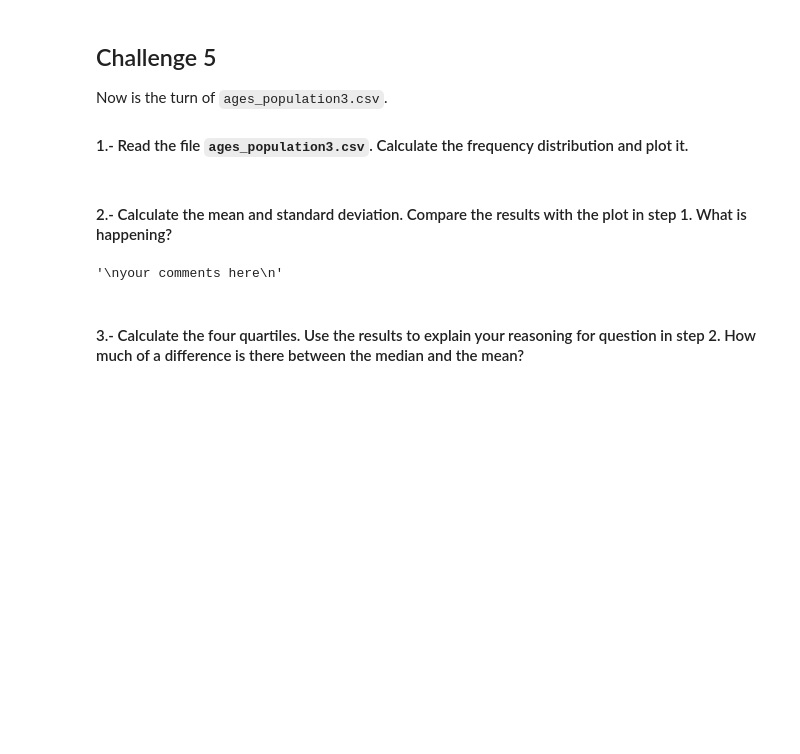
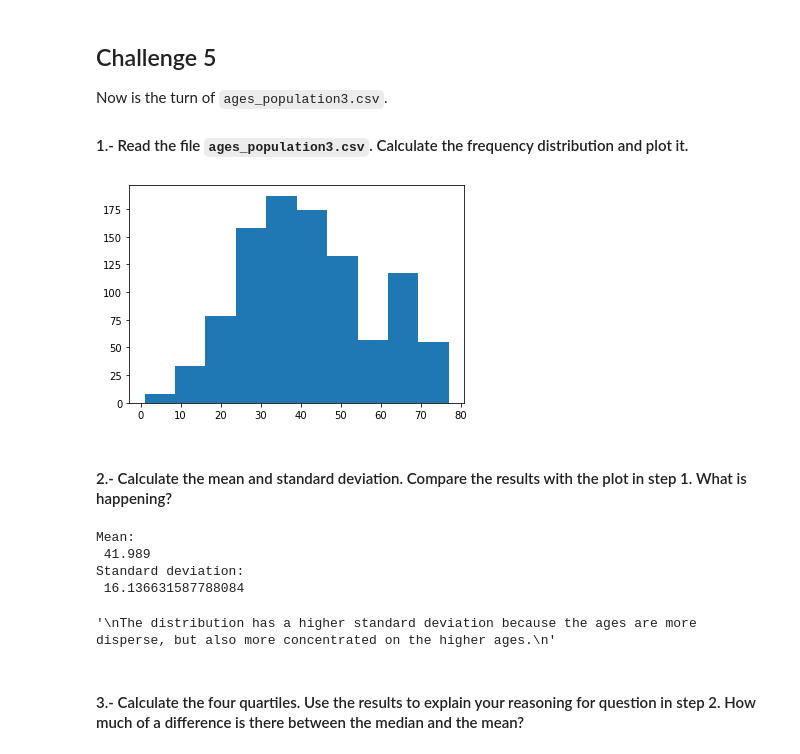
Before and after one commit to ta-data-lis/Descriptive-Stats, a Jupyter notebook: your-code/main.ipynb, the cells around one changed output. Drawn from its saved outputs; the diff is of its cells as text; code cells hidden in the pictures; blank space fills up the shorter version.

```diff
--- a/your-code/main.ipynb
+++ b/your-code/main.ipynb
@@ -272,2 +270,9 @@ Now is the turn of `ages_population3.csv`.
+# %%
+# your code here
+ages3 = pd.read_csv(r'..\data\ages_population3.csv')
+plt.hist(ages3)
+plt.show()
+# %% [output]
+[figure, added]
 # %% [markdown]
 #### 2.- Calculate the mean and standard deviation. Compare the results with the plot in step 1. What is happening?
@@ -276,8 +279,17 @@ Now is the turn of `ages_population3.csv`.
-# %%
-"""
-your comments here
-"""
-# %% [output]
-'\nyour comments here\n'
+# %%
+# your code here
+print('Mean:\n',np.mean(ages3['observation']))
+print('Standard deviation:\n',np.std(ages3['observation']))
+# %% [output]
+Mean:
+ 41.989
+Standard deviation:
+ 16.136631587788084
+# %%
+"""
+The distribution has a higher standard deviation because the ages are more disperse, but also more concentrated on the higher ages.
+"""
+# %% [output]
+'\nThe distribution has a higher standard deviation because the ages are more disperse, but also more concentrated on the higher ages.\n'
 # %% [markdown]
 #### 3.- Calculate the four quartiles. Use the results to explain your reasoning for question in step 2. How much of a difference is there between the median and the mean?
```
Also changed, not shown: parts of 10 cells of this notebook.
